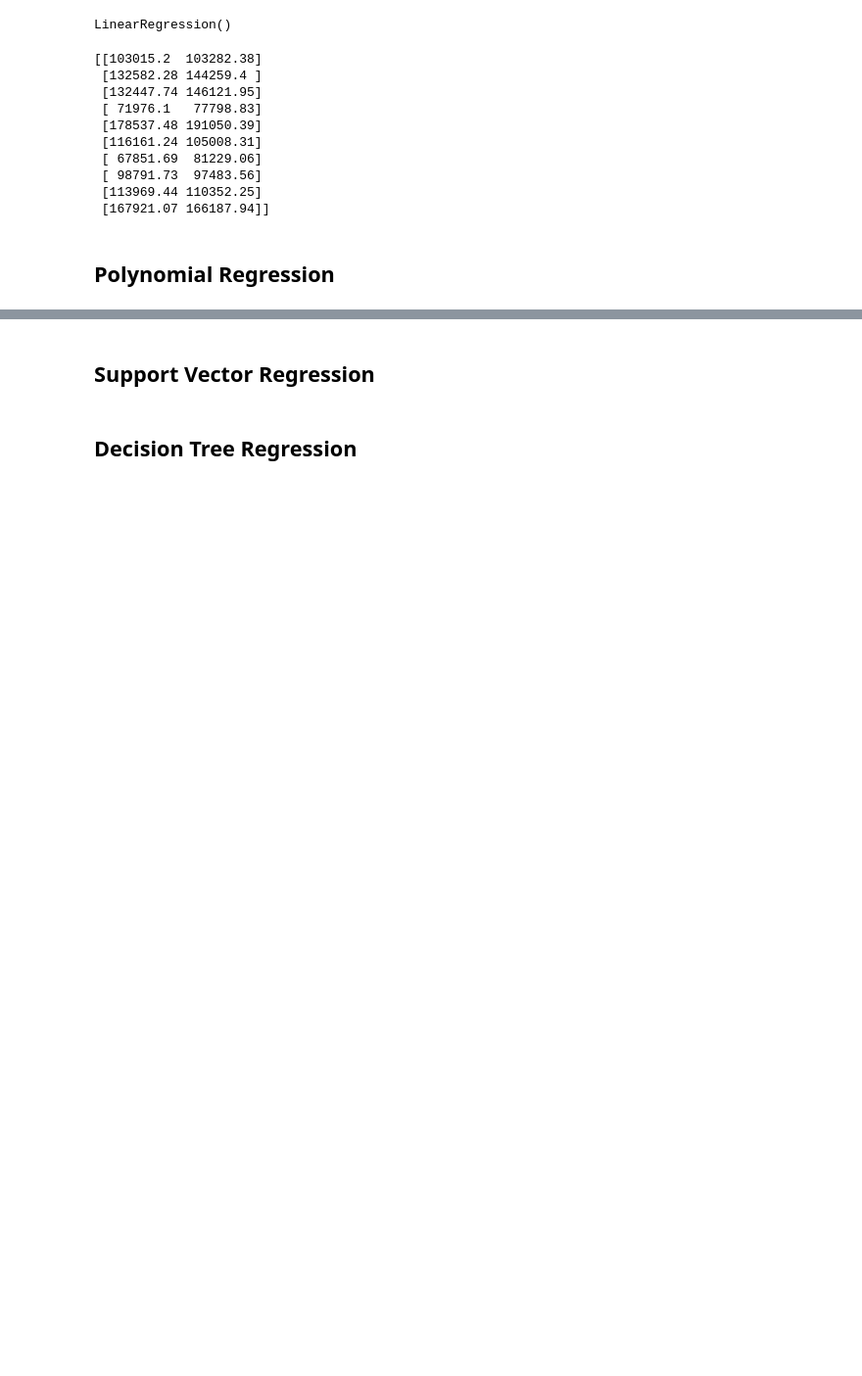
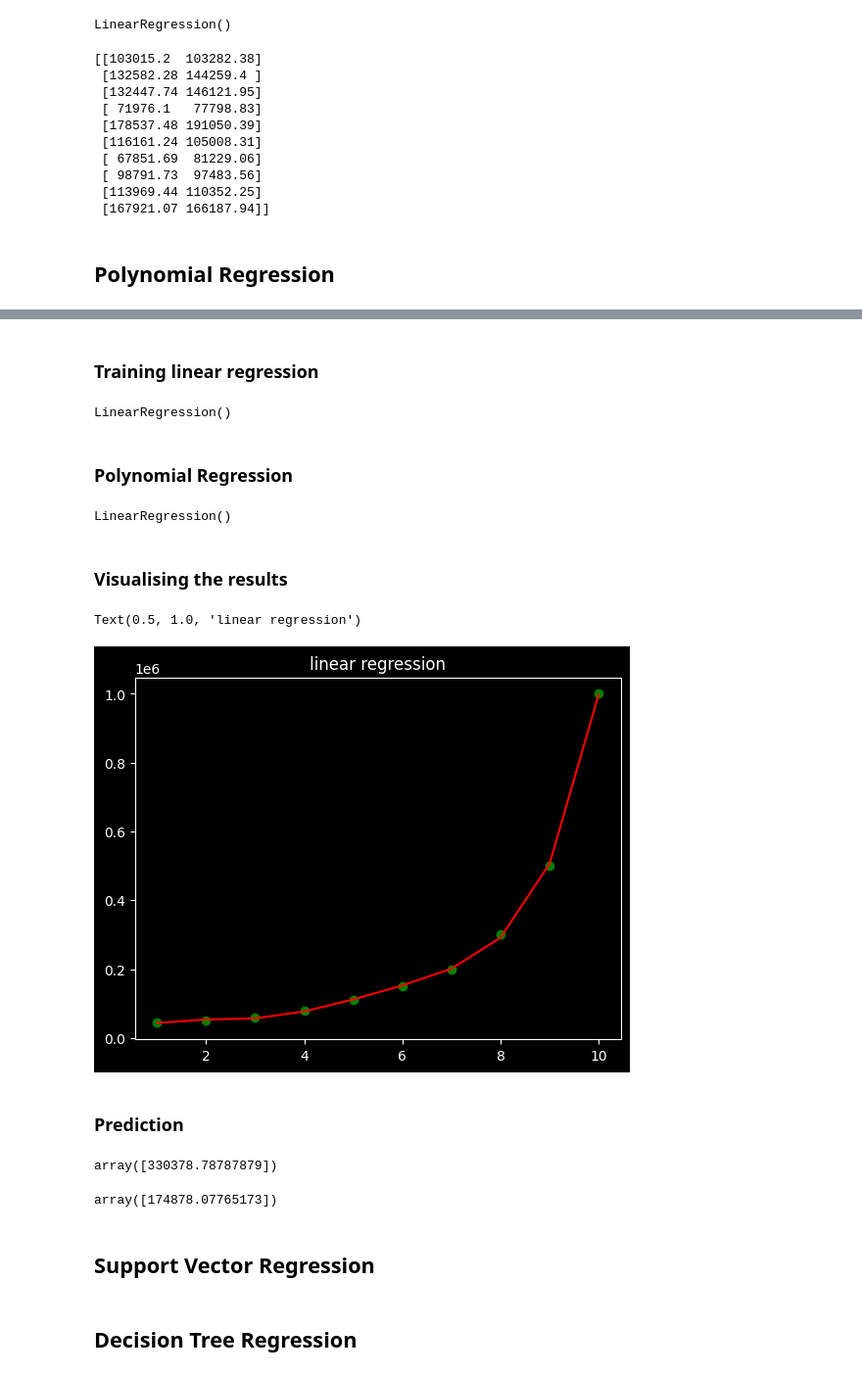
Before and after one commit to akib35/python, a Jupyter notebook: ml/Regression.ipynb, the cells around one changed output, grey strips where cells are left out. Shown: that part at 98% size. Cells and saved outputs as stored; diff of their text form; code cells hidden in the pictures; blank space fills up the shorter version.

Commit message:
ploynomial_regression

```diff
--- a/ml/Regression.ipynb
+++ b/ml/Regression.ipynb
@@ -135,3 +137,50 @@ print(np.concatenate((y_pred.reshape(len(y_pred),1),y_test.reshape(len(y_test),1
+# %%
+from tkinter import Y
+import numpy as np
+import pandas as pd
+import matplotlib.pyplot as plt
+
+dataset = pd.read_csv("/home/akib/Documents/project/python/datasets/Machine Learning A-Z (Codes and Datasets)/Part 2 - Regression/Section 6 - Polynomial Regression/Python/Position_Salaries.csv")
+X = dataset.iloc[:,1:-1].values
+Y = dataset.iloc[:,-1].values
+# %% [markdown]
+### Training linear regression
+# %%
+from sklearn.linear_model import LinearRegression
+lin_reg = LinearRegression()
+lin_reg.fit(X,Y)
+# %% [output]
+LinearRegression()
+# %% [markdown]
+### Polynomial Regression
+# %%
+from numpy import poly
+from sklearn.preprocessing import PolynomialFeatures
+poly_reg = PolynomialFeatures(degree=2)
+x_poly = poly_reg.fit_transform(X)
+lin_reg_2 = LinearRegression()
+lin_reg_2.fit(x_poly,Y)
+# %% [output]
+LinearRegression()
+# %% [markdown]
+### Visualising the results
+# %%
+plt.scatter(X,Y,color='green')
+plt.plot(X,lin_reg_2.predict(x_poly),color='red')
+plt.title('linear regression')
+# %% [output]
+Text(0.5, 1.0, 'linear regression')
+[figure, added]
+# %% [markdown]
+### Prediction
+# %%
+lin_reg.predict([[6.5]])
+# %% [output]
+array([330378.78787879])
+# %%
+lin_reg_2.predict(poly_reg.fit_transform([[6.5]]))
+# %% [output]
+array([174878.07765173])
 # %% [markdown]
 ## Support Vector Regression
 # %% [markdown]
```
Also changed, not shown: parts of 1 cell of this notebook, 6 other files.
